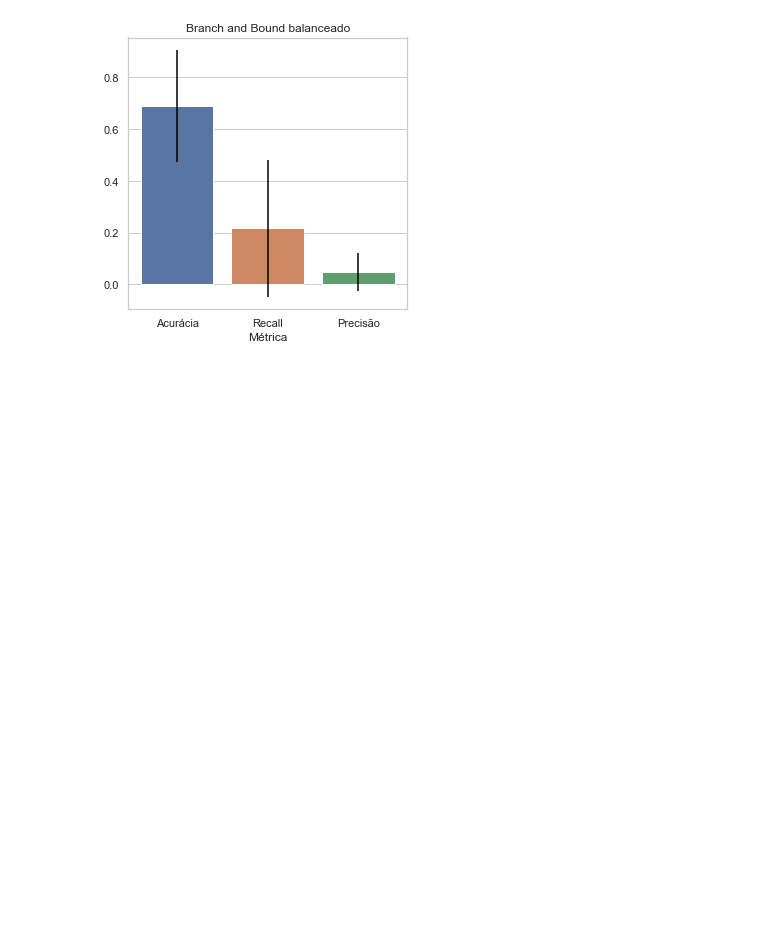
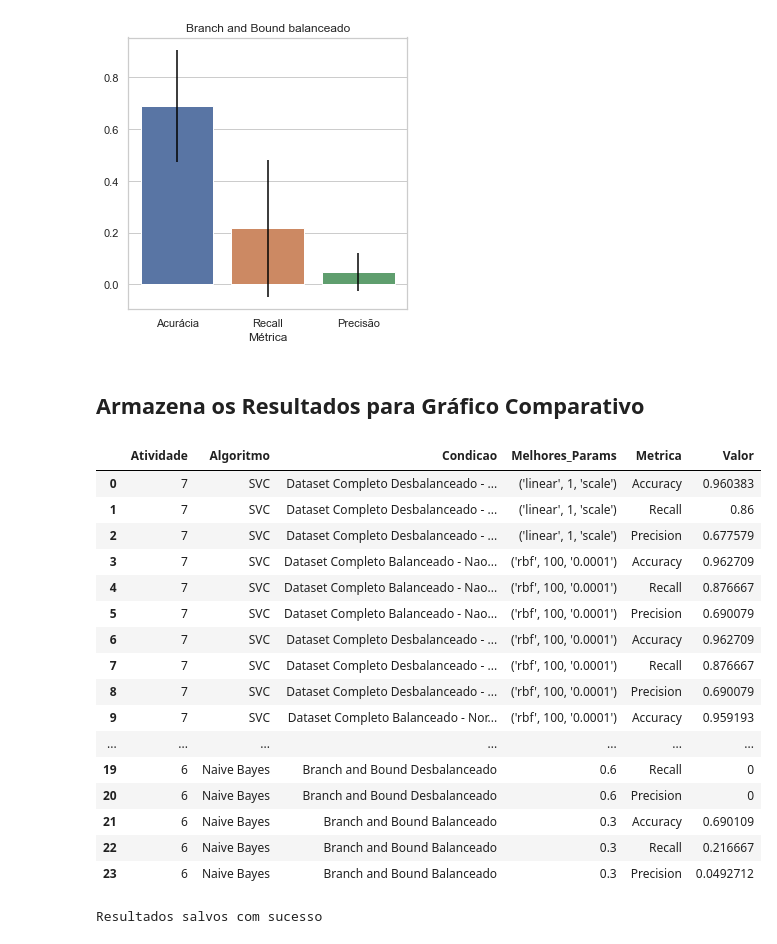
Before and after one commit to jcabralc/projeto_SIN5007_rec_padroes, a Jupyter notebook: atividade6-Naive Bayes/Naive Bayes Branch and Bound.ipynb, the cells around one changed output. Cells and saved outputs as stored; diff of their text form; code cells hidden in the pictures; blank space fills up the shorter version.

Commit message:
Naive Bayes armazenando valores

```diff
--- a/atividade6-Naive Bayes/Naive Bayes Branch and Bound.ipynb
+++ b/atividade6-Naive Bayes/Naive Bayes Branch and Bound.ipynb
@@ -587,3 +587,74 @@ ax.set(ylabel='')
 # %% [output]
 [Text(152.00000000000003, 0.5, '')]
 [figure]
+# %% [markdown]
+## Armazena os Resultados para Gráfico Comparativo
+# %%
+df_mean_unbalanced =  pd.DataFrame(mean_unbalanced).rename_axis('Métrica').reset_index().rename(columns = {0: 'Value'})
+
+
+path_to_save = '../model_results/'
+
+# Leitura dos resultados anteriores
+all_models_results = pd.read_excel(path_to_save+'all_models_results.xlsx')
+
+for metrica in df_mean_unbalanced.index:
+    result = [
+    '6',
+    'Naive Bayes',
+    'Branch and Bound Desbalanceado',
+    max_alpha_unbalanced,
+    df_mean_unbalanced.loc[metrica]['Métrica'],
+    df_mean_unbalanced.loc[metrica]['Value'],
+
+    ]
+    aux_df = (pd.DataFrame(result).T).rename(columns = {0: 'Atividade', 1: 'Algoritmo', 2: 'Condicao',
+                                                        3: 'Melhores_Params', 4:'Metrica', 5: 'Valor'})
+    all_models_results = all_models_results.append(aux_df, ignore_index=True)
+
+# deleta da memoria
+del result, aux_df
+
+# Dataset Completo Balanceado
+df_mean_balanced =  pd.DataFrame(mean_balanced).rename_axis('Métrica').reset_index().rename(columns = {0: 'Value'})
+
+for metrica in df_mean_balanced.index:
+    result = [
+    '6',
+    'Naive Bayes',
+    'Branch and Bound Balanceado',
+    max_alpha_balanced,
+    df_mean_balanced.loc[metrica]['Métrica'],
+    df_mean_balanced.loc[metrica]['Value']
+    ]
+    aux_df = (pd.DataFrame(result).T).rename(columns = {0: 'Atividade', 1: 'Algoritmo', 2: 'Condicao',
+                                                        3: 'Melhores_Params', 4:'Metrica', 5: 'Valor'})
+    all_models_results = all_models_results.append(aux_df, ignore_index=True)
+
+display(all_models_results)
+
+# salva os resultados novos
+try:
+    all_models_results.to_excel(path_to_save+'all_models_results.xlsx', index=False)
+    print('Resultados salvos com sucesso')
+except Exception as e:
+    print('Erro {}'.format(e))
+# %% [output]
+|  | Atividade | Algoritmo | Condicao | Melhores_Params | Metrica | Valor |
+| 0 | 7 | SVC | Dataset Completo Desbalanceado - ... | ('linear', 1, 'scale') | Accuracy | 0.960383 |
+| 1 | 7 | SVC | Dataset Completo Desbalanceado - ... | ('linear', 1, 'scale') | Recall | 0.86 |
+| 2 | 7 | SVC | Dataset Completo Desbalanceado - ... | ('linear', 1, 'scale') | Precision | 0.677579 |
+| 3 | 7 | SVC | Dataset Completo Balanceado - Nao... | ('rbf', 100, '0.0001') | Accuracy | 0.962709 |
+| 4 | 7 | SVC | Dataset Completo Balanceado - Nao... | ('rbf', 100, '0.0001') | Recall | 0.876667 |
+| 5 | 7 | SVC | Dataset Completo Balanceado - Nao... | ('rbf', 100, '0.0001') | Precision | 0.690079 |
+| 6 | 7 | SVC | Dataset Completo Desbalanceado - ... | ('rbf', 100, '0.0001') | Accuracy | 0.962709 |
+| 7 | 7 | SVC | Dataset Completo Desbalanceado - ... | ('rbf', 100, '0.0001') | Recall | 0.876667 |
+| 8 | 7 | SVC | Dataset Completo Desbalanceado - ... | ('rbf', 100, '0.0001') | Precision | 0.690079 |
+| 9 | 7 | SVC | Dataset Completo Balanceado - Nor... | ('rbf', 100, '0.0001') | Accuracy | 0.959193 |
+| ... | ... | ... | ... | ... | ... | ... |
+| 19 | 6 | Naive Bayes | Branch and Bound Desbalanceado | 0.6 | Recall | 0 |
+| 20 | 6 | Naive Bayes | Branch and Bound Desbalanceado | 0.6 | Precision | 0 |
+| 21 | 6 | Naive Bayes | Branch and Bound Balanceado | 0.3 | Accuracy | 0.690109 |
+| 22 | 6 | Naive Bayes | Branch and Bound Balanceado | 0.3 | Recall | 0.216667 |
+| 23 | 6 | Naive Bayes | Branch and Bound Balanceado | 0.3 | Precision | 0.0492712 |
+Resultados salvos com sucesso
```
Also changed, not shown: 6 other files.
